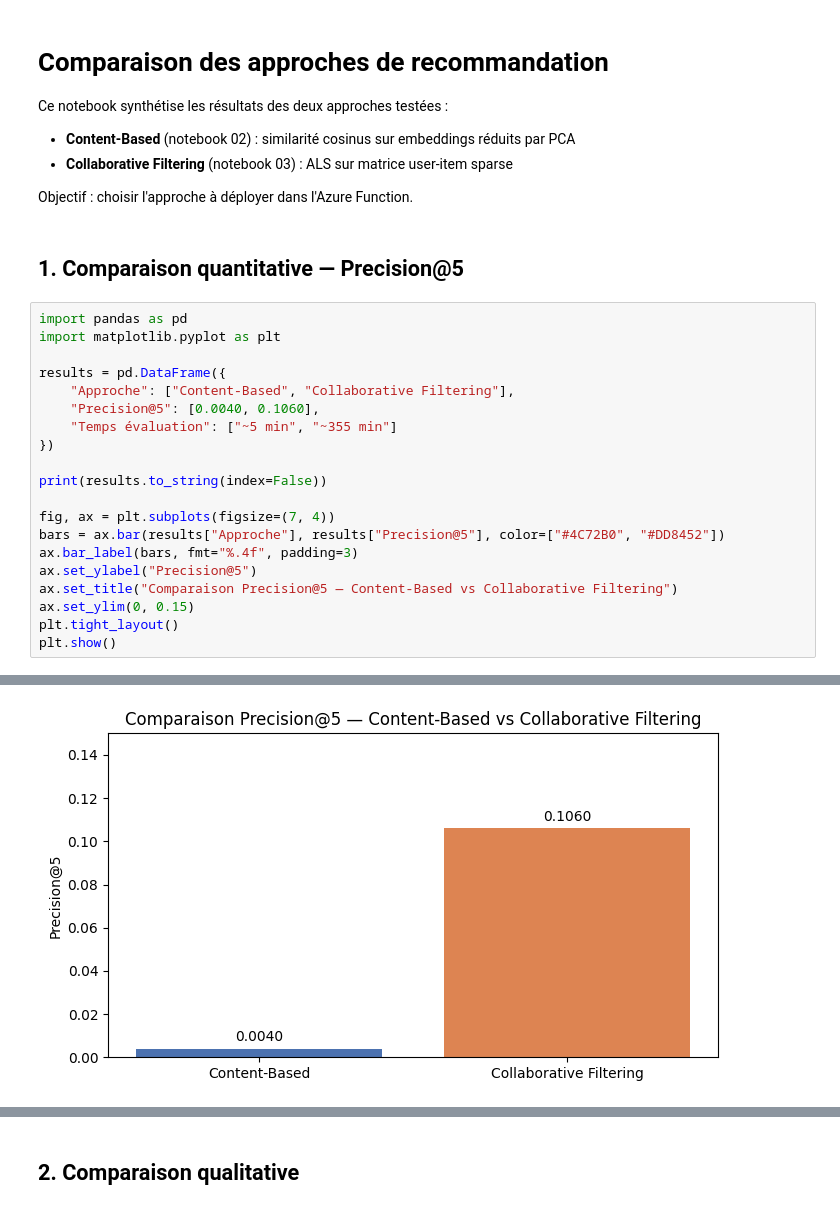
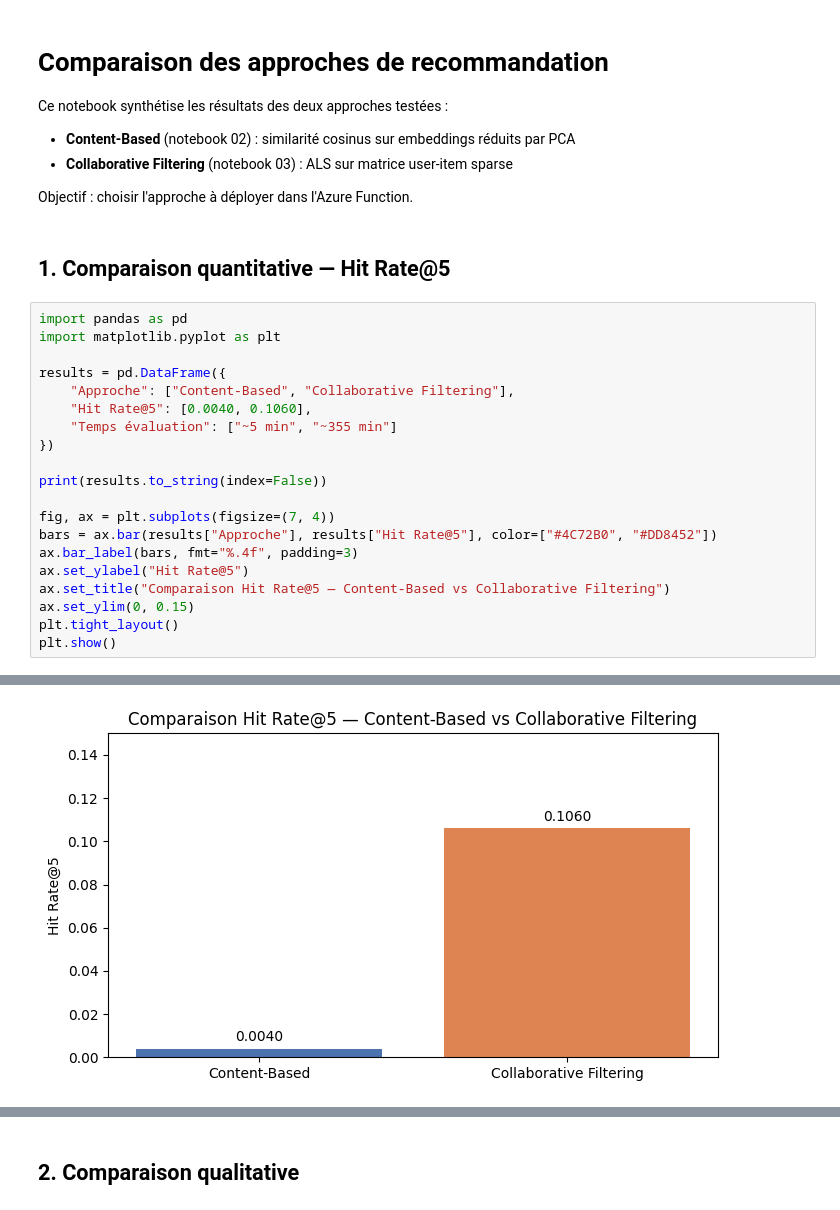
Before and after one commit to Oxelie/P10_MyContent_recommandation, a Jupyter notebook: notebooks/04_comparaison.ipynb, the cells around one changed output, grey strips where cells are left out. Saved outputs shown, nothing was run; the diff lists cells and outputs as text.

Commit message:
maj: hit rate@5, tri chronologique, tailles artifacts disque, documentation, requirements notebooks

```diff
--- a/notebooks/04_comparaison.ipynb
+++ b/notebooks/04_comparaison.ipynb
@@ -7,24 +7,24 @@ Ce notebook synthétise les résultats des deux approches testées :
 
 Objectif : choisir l'approche à déployer dans l'Azure Function.
 # %% [markdown]
-## 1. Comparaison quantitative — Precision@5
+## 1. Comparaison quantitative — Hit Rate@5
 # %%
 import pandas as pd
 import matplotlib.pyplot as plt
 
 results = pd.DataFrame({
     "Approche": ["Content-Based", "Collaborative Filtering"],
-    "Precision@5": [0.0040, 0.1060],
+    "Hit Rate@5": [0.0040, 0.1060],
     "Temps évaluation": ["~5 min", "~355 min"]
 })
 
 print(results.to_string(index=False))
 
 fig, ax = plt.subplots(figsize=(7, 4))
-bars = ax.bar(results["Approche"], results["Precision@5"], color=["#4C72B0", "#DD8452"])
+bars = ax.bar(results["Approche"], results["Hit Rate@5"], color=["#4C72B0", "#DD8452"])
 ax.bar_label(bars, fmt="%.4f", padding=3)
-ax.set_ylabel("Precision@5")
-ax.set_title("Comparaison Precision@5 — Content-Based vs Collaborative Filtering")
+ax.set_ylabel("Hit Rate@5")
+ax.set_title("Comparaison Hit Rate@5 — Content-Based vs Collaborative Filtering")
 ax.set_ylim(0, 0.15)
 plt.tight_layout()
 plt.show()
@@ -35 +35 @@ Collaborative Filtering        0.106         ~355 min
-[figure, old version]
+[figure, new version]
```
Also changed, not shown: parts of 7 cells of this notebook, 8 other files.
